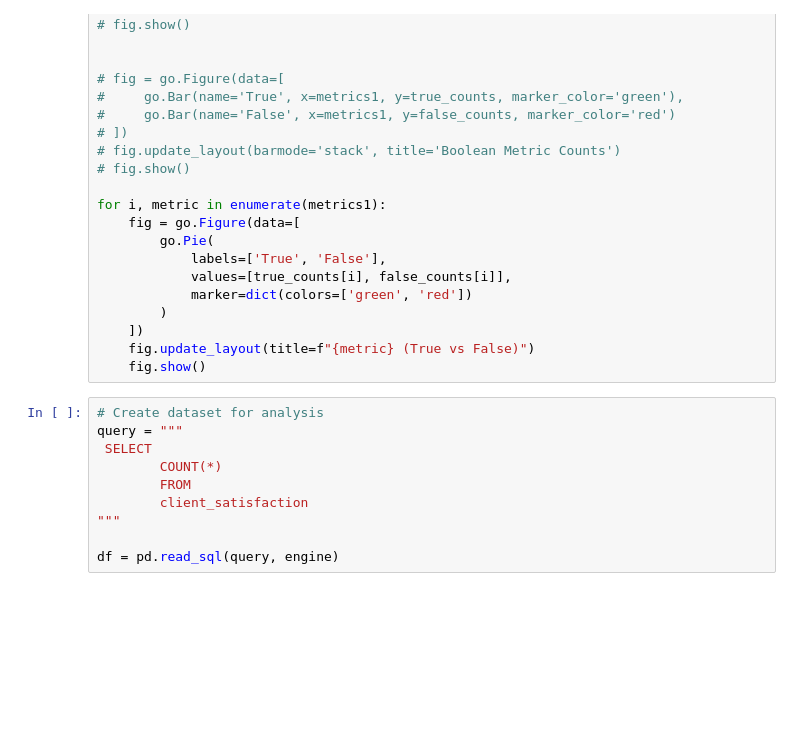
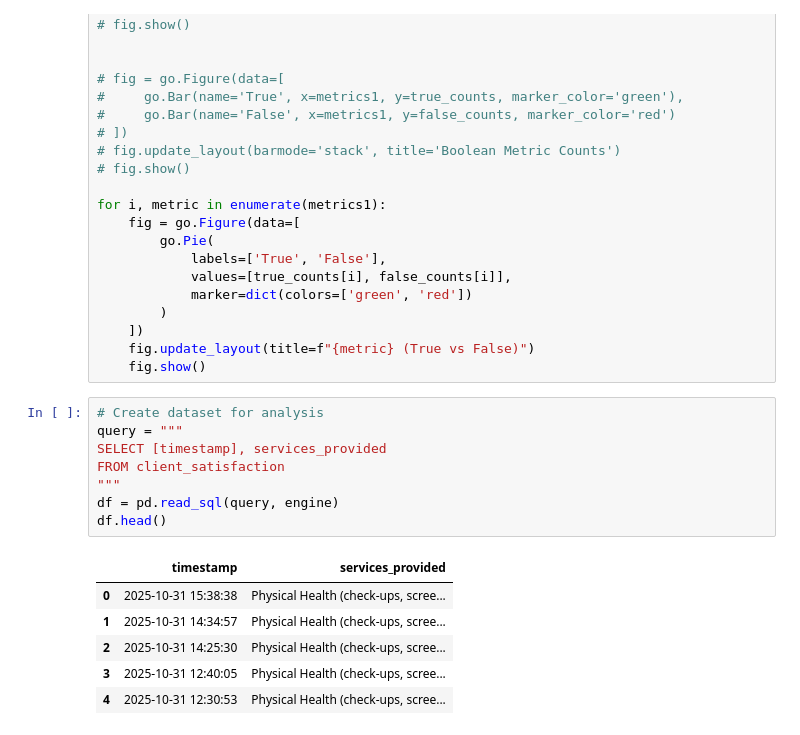
Before and after one commit to MylesTym/BMHC_DA_Prototype, a Jupyter notebook: analysis/example_analysis.ipynb, the cells around one changed output. Saved outputs shown, nothing was run; the diff lists cells and outputs as text; blank space fills up the shorter version.

```diff
--- a/analysis/example_analysis.ipynb
+++ b/analysis/example_analysis.ipynb
@@ -390,10 +392,15 @@ for i, metric in enumerate(metrics1):
 # %%
 # Create dataset for analysis
 query = """
- SELECT
-        COUNT(*)
-        FROM
-        client_satisfaction
+SELECT [timestamp], services_provided
+FROM client_satisfaction
 """
-
 df = pd.read_sql(query, engine)
+df.head()
+# %% [output]
+|  | timestamp | services_provided |
+| 0 | 2025-10-31 15:38:38 | Physical Health (check-ups, scree... |
+| 1 | 2025-10-31 14:34:57 | Physical Health (check-ups, scree... |
+| 2 | 2025-10-31 14:25:30 | Physical Health (check-ups, scree... |
+| 3 | 2025-10-31 12:40:05 | Physical Health (check-ups, scree... |
+| 4 | 2025-10-31 12:30:53 | Physical Health (check-ups, scree... |
```
Also changed, not shown: parts of 1 cell of this notebook, 3 other files.
